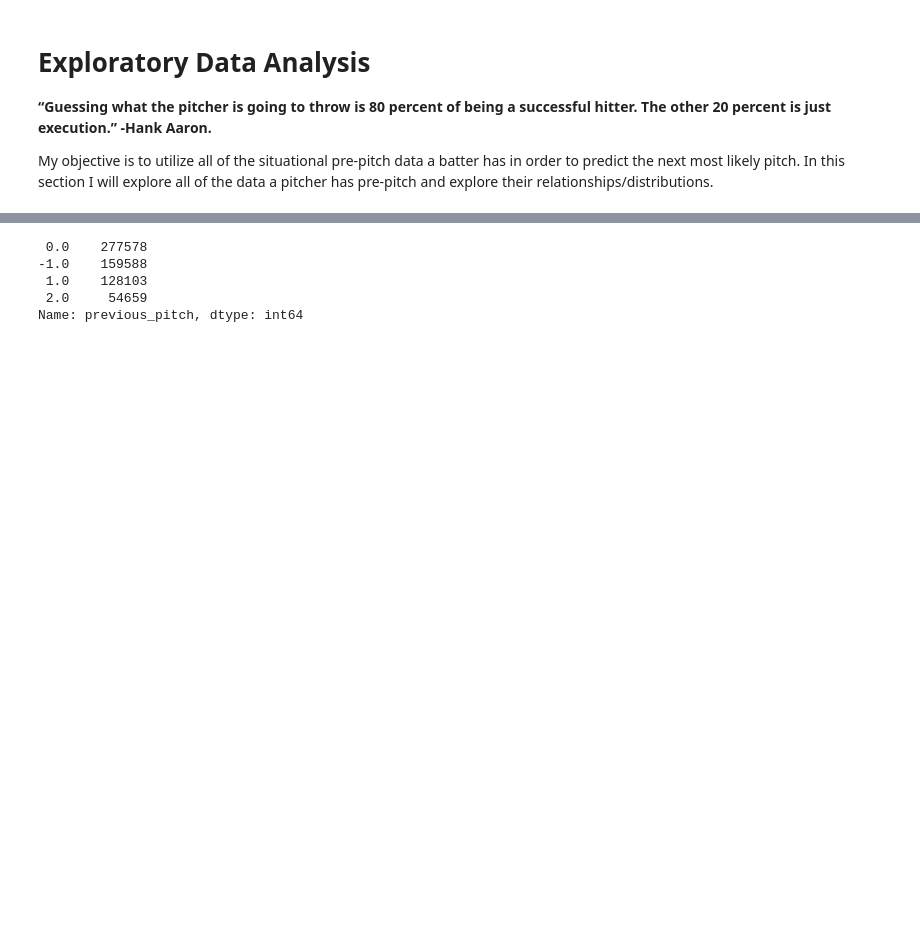
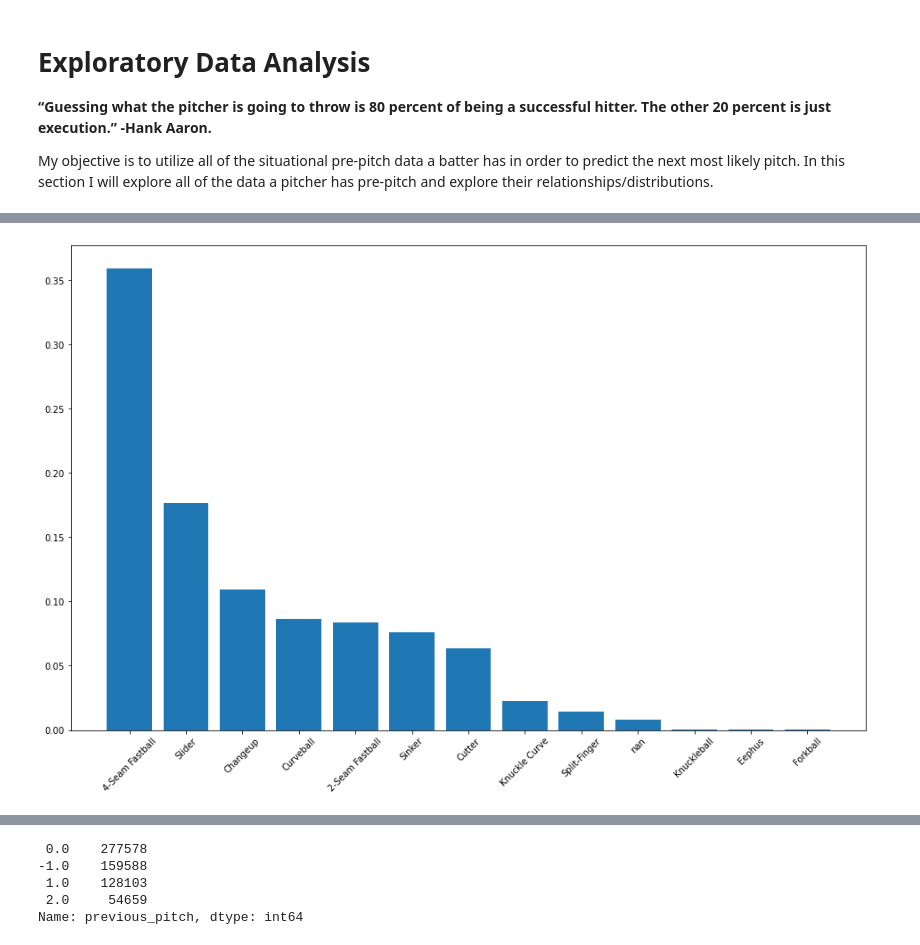
Before and after one commit to ethankuehl/project_6, a Jupyter notebook: code/02-EDA.ipynb, the cells around one changed output, grey strips where cells are left out. Cells and saved outputs as stored; diff of their text form; code cells hidden in the pictures; blank space fills up the shorter version.

```diff
--- a/code/02-EDA.ipynb
+++ b/code/02-EDA.ipynb
@@ -133,0 +121,9 @@ In order to truly tease out the relationships between the selected features and
+# %%
+df['pitch_name'] = df['pitch_name'].astype(str)
+# %%
+plt.figure(figsize=(16, 10))
+pitch_value_counts = df['pitch_name'].value_counts(normalize=True)
+plt.bar(x=pitch_value_counts.index, height=pitch_value_counts)
+plt.xticks(rotation=45);
+# %% [output]
+[figure, added]
```
Also changed, not shown: parts of 30 cells of this notebook, 7 other files.
